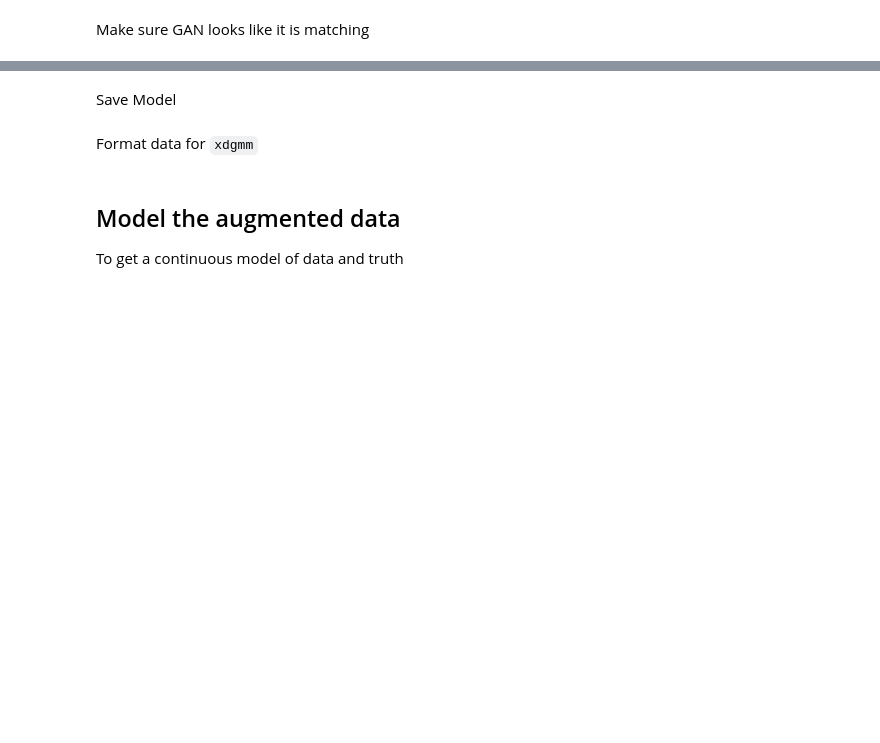
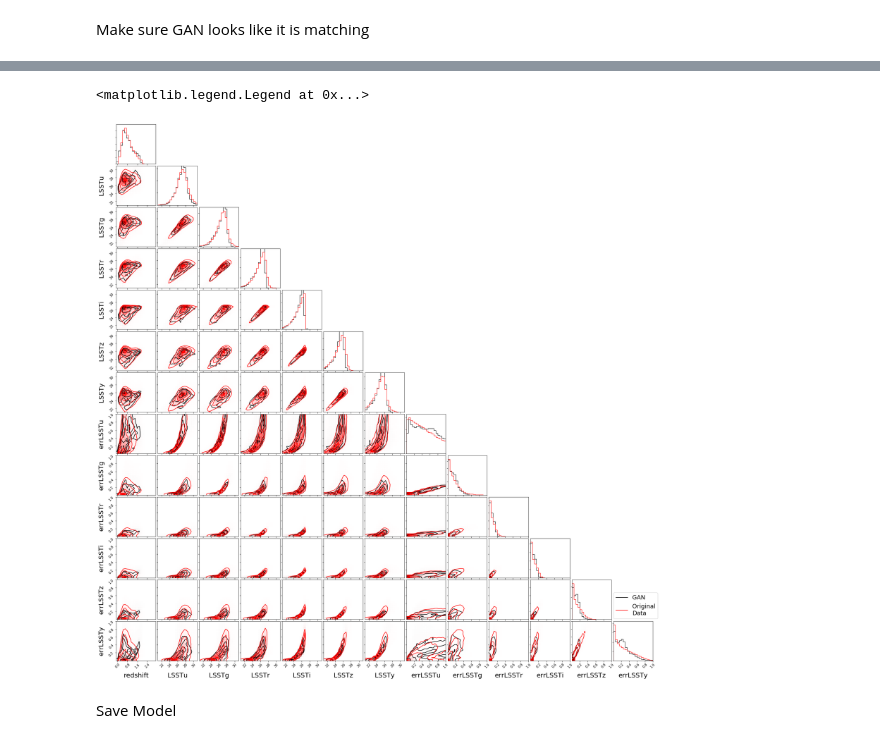
Before and after one commit to LSSTDESC/rail_attic, a Jupyter notebook: rail/creation/rail-creation-demo-fit-model.ipynb, the cells around one changed output, grey strips where cells are left out. Cells and saved outputs as stored; diff of their text form; code cells hidden in the pictures; blank space fills up the shorter version.

```diff
--- a/rail/creation/rail-creation-demo-fit-model.ipynb
+++ b/rail/creation/rail-creation-demo-fit-model.ipynb
@@ -84,0 +253,28 @@ plt.legend(handles=[black_line,red_line],
+# %%
+for band in ['u', 'g', 'r', 'i', 'z', 'y']:
+    new_cat_df['errLSST%s' % band] = np.power(10, new_cat_df['errLSST%s' % band])
+# %%
+limits = [(21, 31)]*6
+for i in range(6):
+    limits.append([0, 1.])
+limits.insert(0, [-0.1, 3.1])
+labels = ['redshift', 'LSSTu', 'LSSTg', 'LSSTr', 'LSSTi', 'LSSTz', 'LSSTy',
+                          'errLSSTu', 'errLSSTg', 'errLSSTr', 'errLSSTi', 'errLSSTz', 'errLSSTy']
+fig, axes = plt.subplots(13, 13, figsize=(24, 24))
+new_cat_df
+corner.corner(new_cat_df[['redshift', 'LSSTu', 'LSSTg', 'LSSTr', 'LSSTi', 'LSSTz', 'LSSTy',
+                          'errLSSTu', 'errLSSTg', 'errLSSTr', 'errLSSTi', 'errLSSTz', 'errLSSTy']],
+              range=limits, labels=labels, fig=fig, label_kwargs={'size':20},
+              plot_datapoints=False, hist_kwargs={'density':True})
+corner.corner(clean_data_df[['redshift', 'LSSTu', 'LSSTg', 'LSSTr', 'LSSTi', 'LSSTz', 'LSSTy',
+                          'errLSSTu', 'errLSSTg', 'errLSSTr', 'errLSSTi', 'errLSSTz', 'errLSSTy']],
+              color='r', plot_datapoints=False, fig=fig, range=limits, labels=labels,
+              hist_kwargs={'density':True})
+
+black_line = mlines.Line2D([], [], color='k', label='GAN')
+red_line = mlines.Line2D([], [], color='r', label='Original\nData')
+
+plt.legend(handles=[black_line,red_line],
+           bbox_to_anchor=(0.2, 1.8, 1., .0),
+           loc=1, fontsize=18)
+# %% [output]
@@ -85,2 +289,4 @@ plt.legend(handles=[black_line,red_line],
+<matplotlib.legend.Legend at 0x...>
+[figure, added]
 # %% [markdown]
 Save Model
@@ -89,2 +292,0 @@ pz_gan.save_model('rail_gan.model')
-# %% [markdown]
-Format data for `xdgmm`
@@ -100,4 +292,0 @@ Xerr[:, diag, diag] = np.vstack(new_cat_df[['redshift', 'mag_u_lsst', 'mag_g_lss
-# %% [markdown]
-## Model the augmented data
-
-To get a continuous model of data and truth
```
Also changed, not shown: parts of 61 cells of this notebook, 2 other files.
